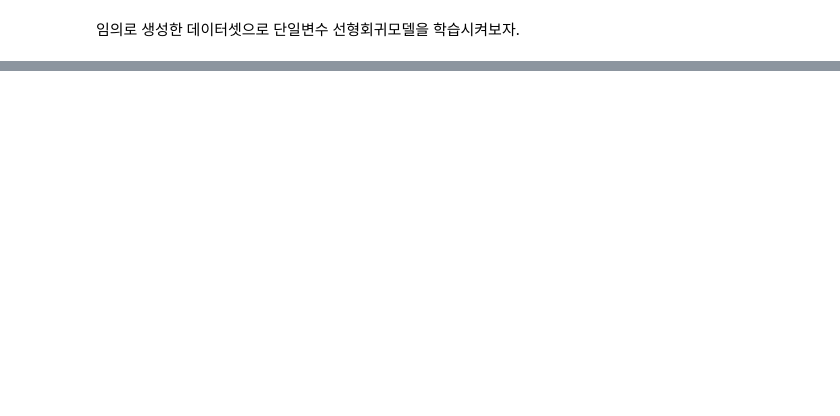
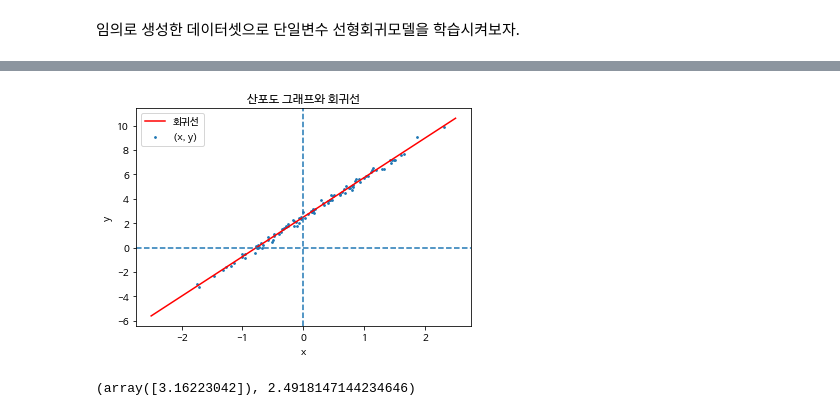
Before and after one commit to sunkusun9/ML2022_1, a Jupyter notebook: univariate_linear_regression.ipynb, the cells around one changed output, grey strips where cells are left out. Cells and saved outputs as stored; diff of their text form; code cells hidden in the pictures; blank space fills up the shorter version.

```diff
--- a/univariate_linear_regression.ipynb
+++ b/univariate_linear_regression.ipynb
@@ -38,0 +78,17 @@ plt.show()
+# %%
+# x, y의 산포도 그래프 출력
+plt.scatter(x, y, s=3, label='(x, y)')
+plt.plot(np.linspace(-2.5, 2.5, 10), lr.predict(np.expand_dims(np.linspace(-2.5, 2.5, 10), -1)), c='r', label='회귀선')
+plt.axhline(0, linestyle='dashed')
+plt.axvline(0, linestyle='dashed')
+plt.xlabel("x")
+plt.ylabel("y")
+plt.title("산포도 그래프와 회귀선")
+plt.legend()
+plt.show()
+# %% [output]
+[figure, added]
+# %%
+lr.coef_, lr.intercept_
+# %% [output]
+(array([3.16223042]), 2.4918147144234646)
```
Also changed, not shown: parts of 7 cells of this notebook.
